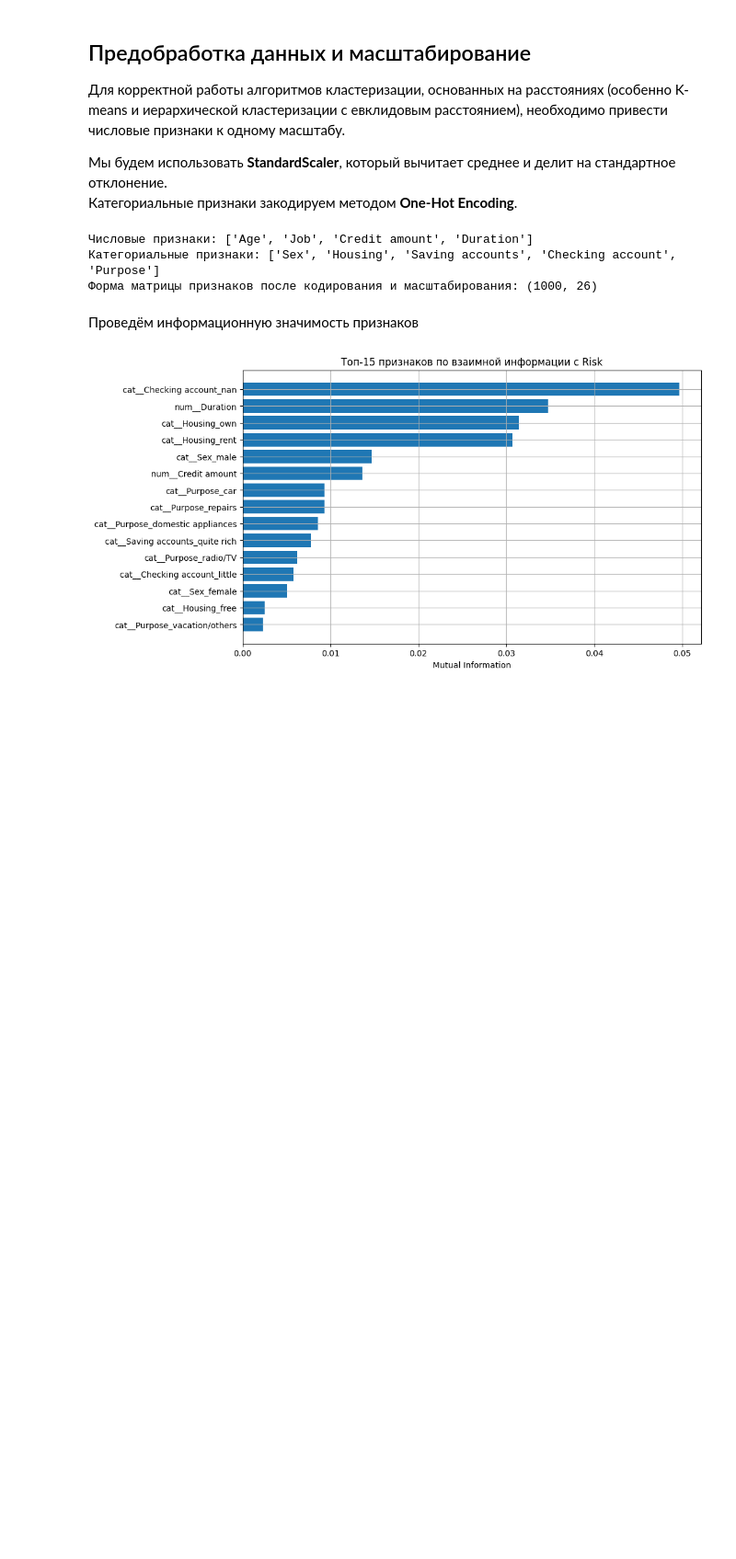
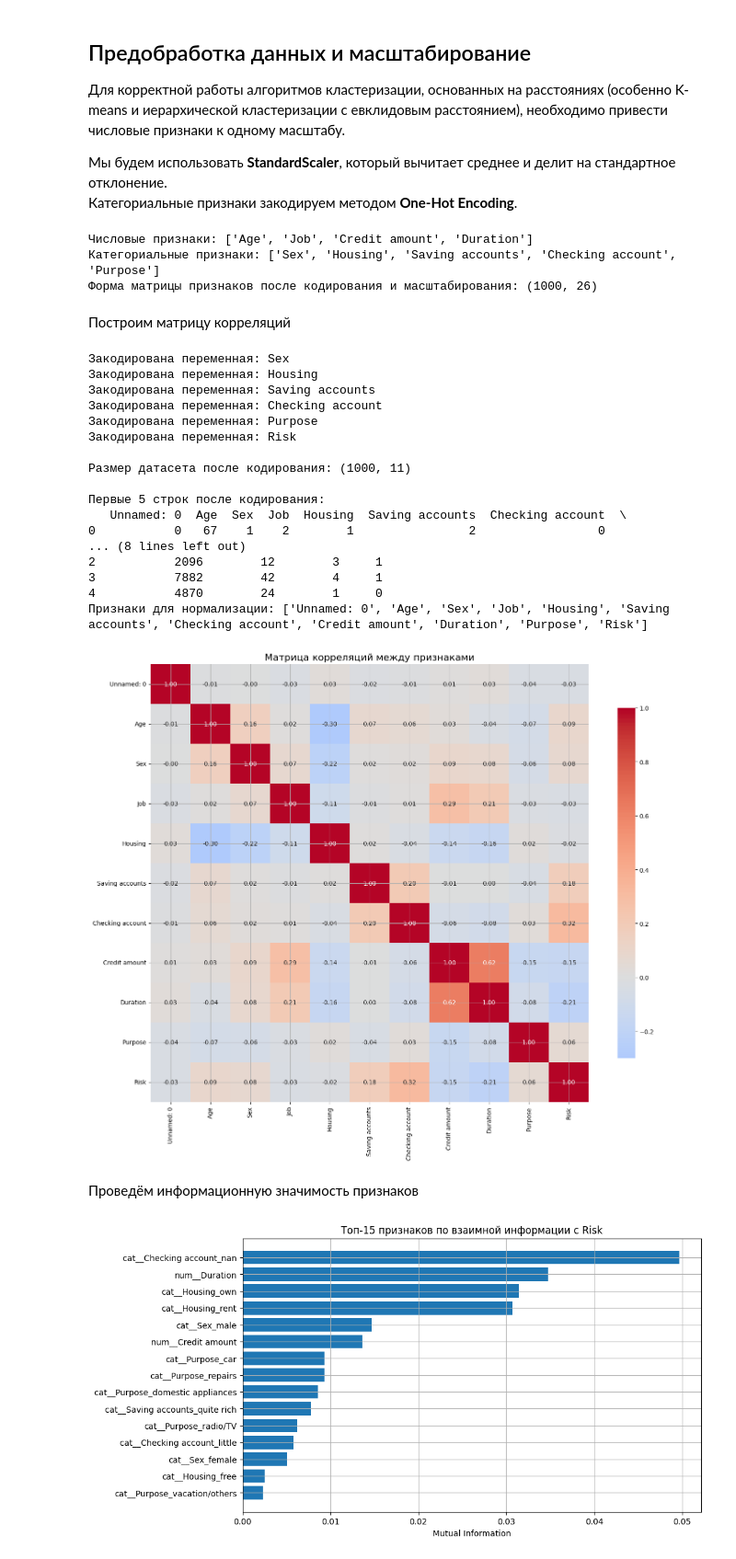
Before and after one commit to Killstroier/4lab_clasterization, a Jupyter notebook: 4lab_clustering_german_credit.ipynb, the cells around one changed output. Shown at 92% size. Cells and saved outputs as stored; diff of their text form; code cells hidden in the pictures; blank space fills up the shorter version.

Commit message:
add correlation_matrix

```diff
--- a/4lab_clustering_german_credit.ipynb
+++ b/4lab_clustering_german_credit.ipynb
@@ -174,6 +181,74 @@ print('Форма матрицы признаков после кодирова
 Числовые признаки: ['Age', 'Job', 'Credit amount', 'Duration']
 Категориальные признаки: ['Sex', 'Housing', 'Saving accounts', 'Checking account', 'Purpose']
 Форма матрицы признаков после кодирования и масштабирования: (1000, 26)
+# %% [markdown]
+Построим матрицу корреляций
+# %%
+df_processed = df.copy()
+# Кодирование категориальных переменных (если необходимо)
+df_encoded = df_processed.copy()
+categorical_columns = df_processed.select_dtypes(include=['object']).columns.tolist()
+
+# Применяем Label Encoding для категориальных переменных
+label_encoders = {}
+for col in categorical_columns:
+    le = LabelEncoder()
+    df_encoded[col] = le.fit_transform(df_encoded[col].astype(str))
+    label_encoders[col] = le
+    print(f"Закодирована переменная: {col}")
+
+print(f"\nРазмер датасета после кодирования: {df_encoded.shape}")
+print("\nПервые 5 строк после кодирования:")
+print(df_encoded.head())
+
+numeric_features = df_encoded.select_dtypes(include=[np.number]).columns.tolist()
+if 'song_popularity' in numeric_features:
+    numeric_features.remove('song_popularity')  # Не нормализуем целевую переменную
+
+print(f"Признаки для нормализации: {numeric_features}")
+
+# Применяем StandardScaler
+scaler = StandardScaler()
+df_normalized = df_encoded.copy()
+df_normalized[numeric_features] = scaler.fit_transform(df_encoded[numeric_features])
+
+# Построение матрицы корреляций
+plt.figure(figsize=(15, 12))
+
+# Вычисляем корреляционную матрицу
+correlation_matrix = df_normalized.corr()
+
+# Создаем heatmap
+sns.heatmap(correlation_matrix,
+            annot=True,
+            cmap='coolwarm',
+            center=0,
+            square=True,
+            fmt='.2f',
+            cbar_kws={'shrink': 0.8})
+
+plt.title('Матрица корреляций между признаками', fontsize=16)
+plt.tight_layout()
+plt.show()
+# %% [output]
+Закодирована переменная: Sex
+Закодирована переменная: Housing
+Закодирована переменная: Saving accounts
+Закодирована переменная: Checking account
+Закодирована переменная: Purpose
+Закодирована переменная: Risk
+
+Размер датасета после кодирования: (1000, 11)
+
+Первые 5 строк после кодирования:
+   Unnamed: 0  Age  Sex  Job  Housing  Saving accounts  Checking account  \
+0           0   67    1    2        1                2                 0
+... (8 lines left out)
+2           2096        12        3     1
+3           7882        42        4     1
+4           4870        24        1     0
+Признаки для нормализации: ['Unnamed: 0', 'Age', 'Sex', 'Job', 'Housing', 'Saving accounts', 'Checking account', 'Credit amount', 'Duration', 'Purpose', 'Risk']
+[figure, added]
 # %% [markdown]
 Проведём информационную значимость признаков
 # %%
```
Also changed, not shown: parts of 2 cells of this notebook.
